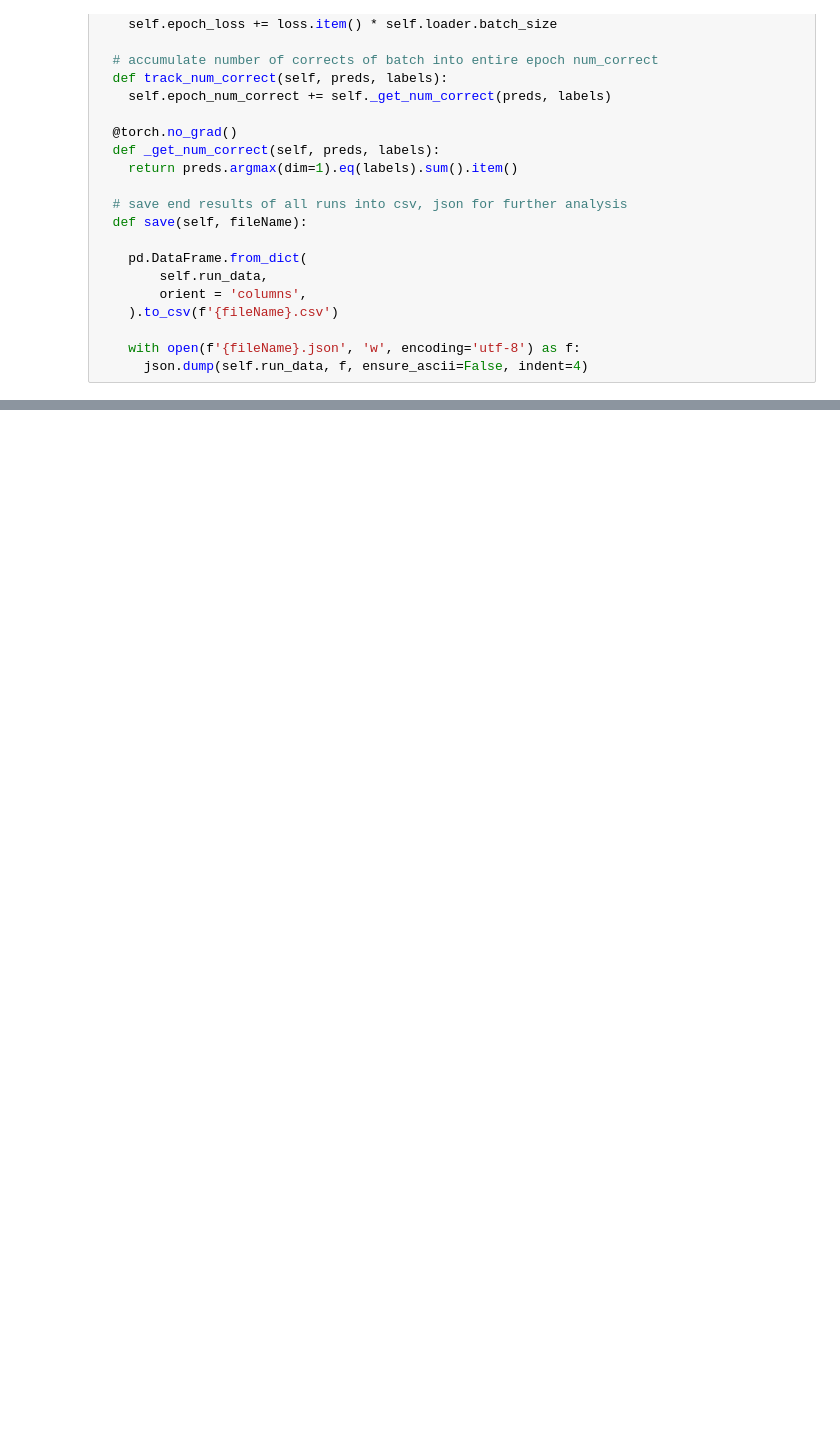
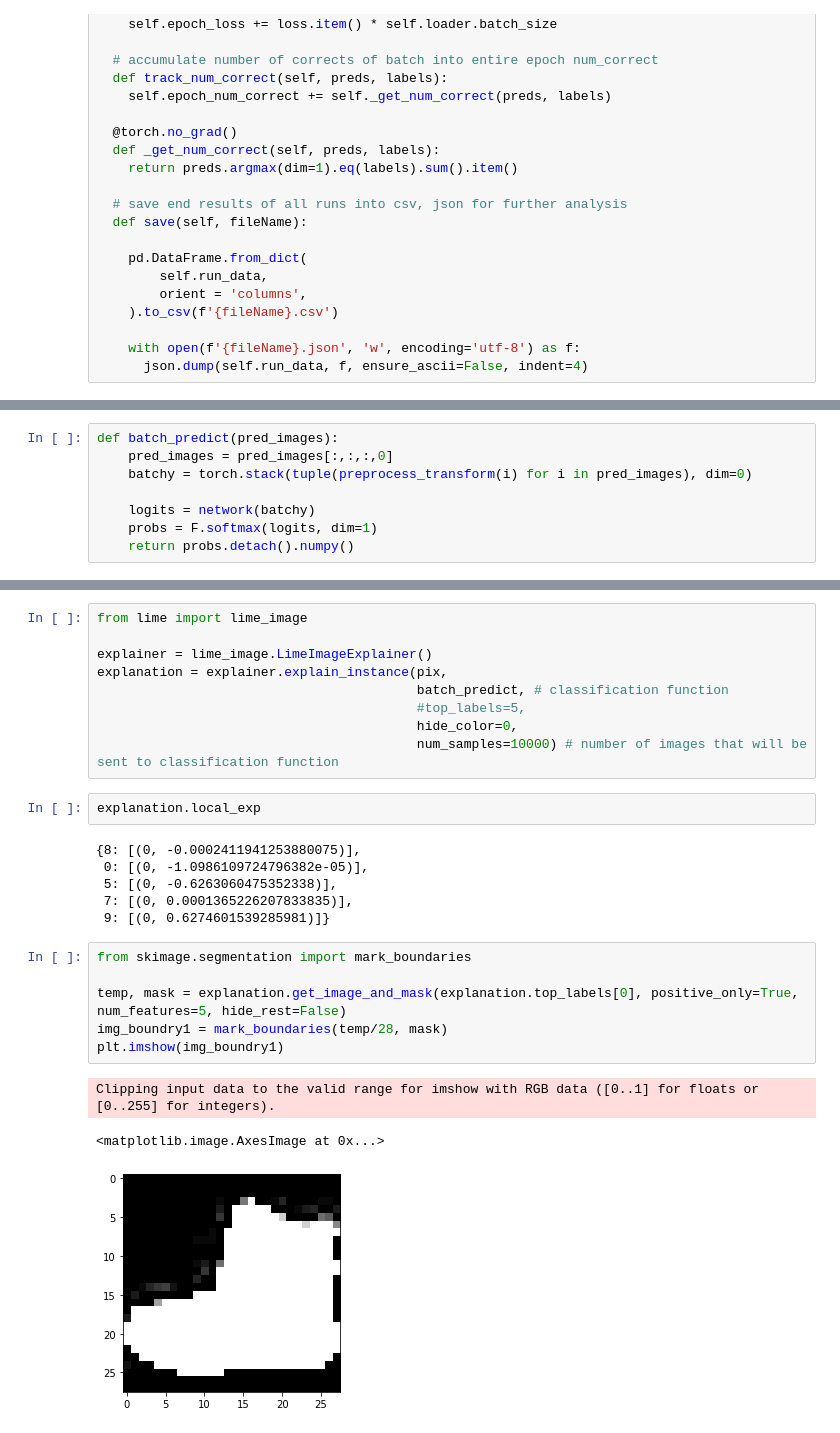
Before and after one commit to Intelligent-Systems-Phystech/2022-Project99, a Jupyter notebook: code/Muradov_CNN.ipynb, the cells around one changed output, grey strips where cells are left out. Drawn from its saved outputs; the diff is of its cells as text; blank space fills up the shorter version.

```diff
--- a/code/Muradov_CNN.ipynb
+++ b/code/Muradov_CNN.ipynb
@@ -246,0 +280,8 @@ m.save('results')
+# %%
+def batch_predict(pred_images):
+    pred_images = pred_images[:,:,:,0]
+    batchy = torch.stack(tuple(preprocess_transform(i) for i in pred_images), dim=0)
+
+    logits = network(batchy)
+    probs = F.softmax(logits, dim=1)
+    return probs.detach().numpy()
@@ -246,0 +318,27 @@ m.save('results')
+# %%
+from lime import lime_image
+
+explainer = lime_image.LimeImageExplainer()
+explanation = explainer.explain_instance(pix,
+                                         batch_predict, # classification function
+                                         #top_labels=5,
+                                         hide_color=0,
+                                         num_samples=10000) # number of images that will be sent to classification function
+# %%
+explanation.local_exp
+# %% [output]
+{8: [(0, -0.0002411941253880075)],
+ 0: [(0, -1.0986109724796382e-05)],
+ 5: [(0, -0.6263060475352338)],
+ 7: [(0, 0.0001365226207833835)],
+ 9: [(0, 0.6274601539285981)]}
+# %%
+from skimage.segmentation import mark_boundaries
+
+temp, mask = explanation.get_image_and_mask(explanation.top_labels[0], positive_only=True, num_features=5, hide_rest=False)
+img_boundry1 = mark_boundaries(temp/28, mask)
+plt.imshow(img_boundry1)
+# %% [output]
+Clipping input data to the valid range for imshow with RGB data ([0..1] for floats or [0..255] for integers).
+<matplotlib.image.AxesImage at 0x...>
+[figure, added]
```
Also changed, not shown: parts of 25 cells of this notebook.
